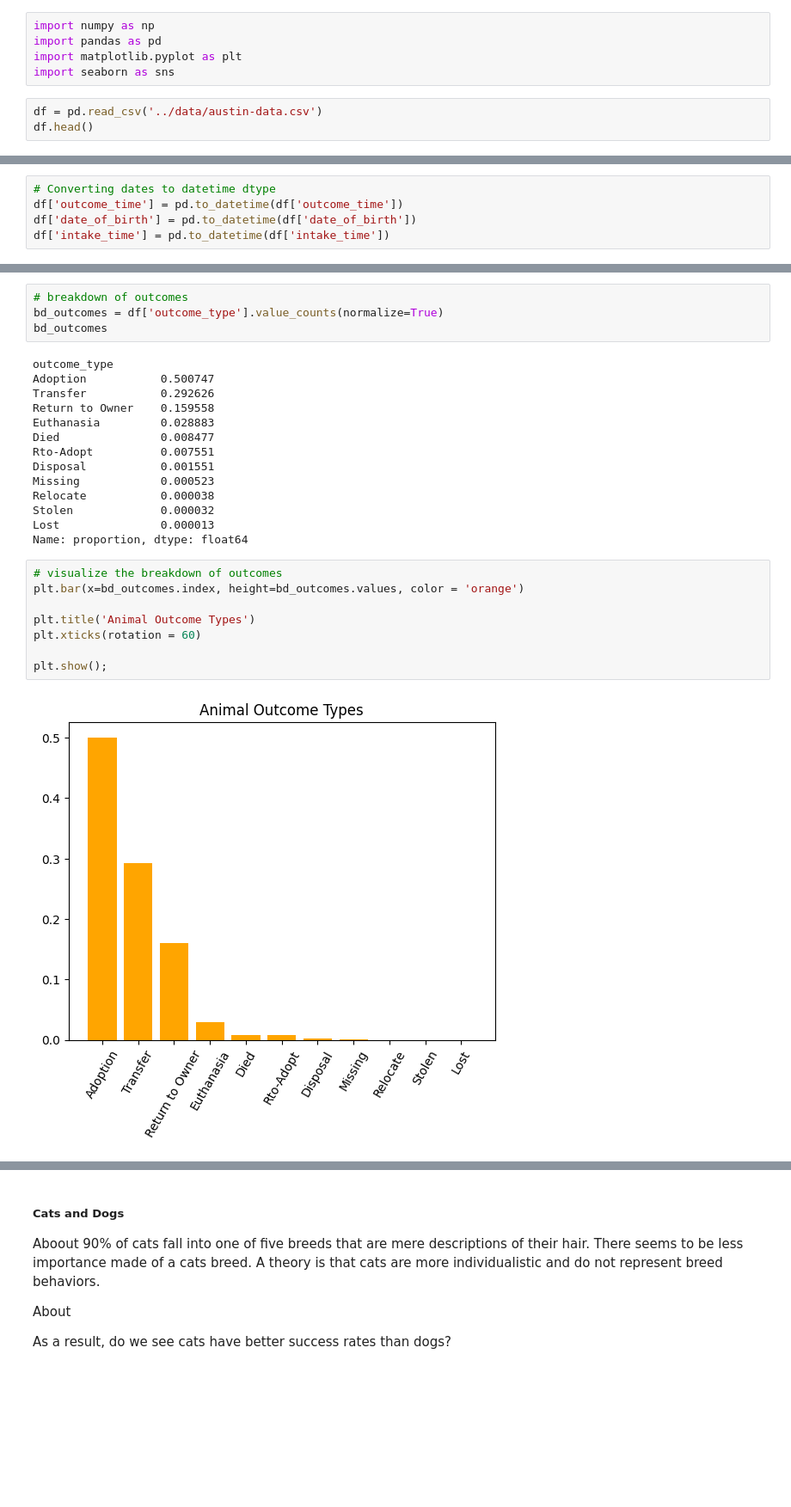
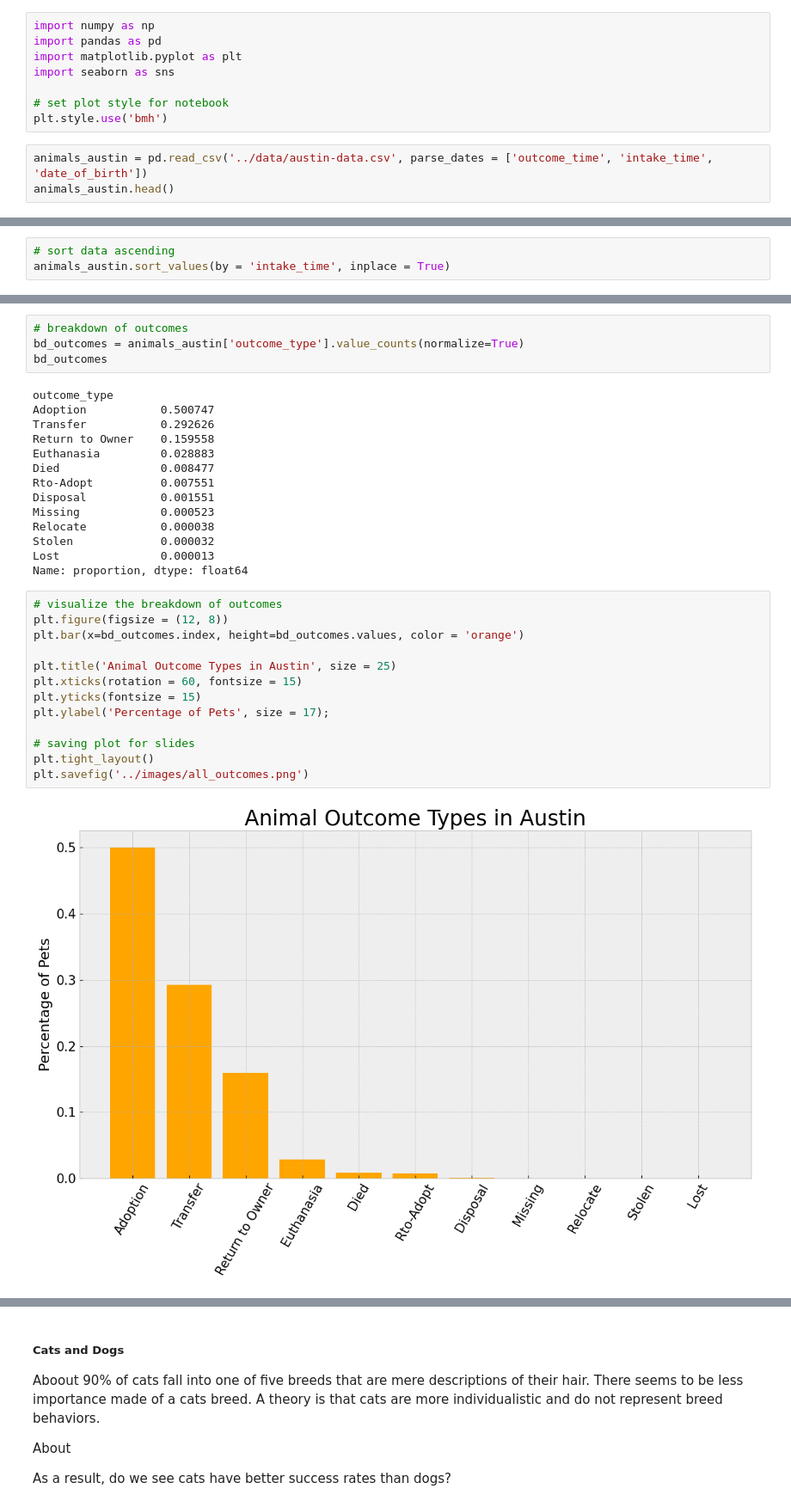
Before and after one commit to kncramer/animal-shelter-outcomes, a Jupyter notebook: code/02-EDA.ipynb, the cells around one changed output, grey strips where cells are left out. Shown at 86% size. Cells and saved outputs as stored; diff of their text form; blank space fills up the shorter version.

```diff
--- a/code/02-EDA.ipynb
+++ b/code/02-EDA.ipynb
@@ -14,9 +14,12 @@ import numpy as np
 import pandas as pd
 import matplotlib.pyplot as plt
 import seaborn as sns
+
+# set plot style for notebook
+plt.style.use('bmh')
 # %%
-df = pd.read_csv('../data/austin-data.csv')
-df.head()
+animals_austin = pd.read_csv('../data/austin-data.csv', parse_dates = ['outcome_time', 'intake_time', 'date_of_birth'])
+animals_austin.head()
 # %% [output]
 |  | animal_id | outcome_time | date_of_birth | outcome_type | outcome_gender | outcome_age | intake_time | ... |
 | 0 | A912799 | 2024-10-17 13:07:00 | 2024-07-21 | Adoption | Spayed Female | 2.0 | 2024-09-05 14:57:00 | ... |
@@ -25,8 +28,6 @@ df.head()
 | 3 | A912548 | 2024-10-17 11:45:00 | 2021-09-02 | Adoption | Neutered Male | 36.0 | 2024-09-02 22:31:00 | ... |
 | 4 | A915279 | 2024-10-17 00:00:00 | 2022-10-14 | Transfer | Intact Female | 24.0 | 2024-10-14 11:47:00 | ... |
 # %%
-# Converting dates to datetime dtype
-df['outcome_time'] = pd.to_datetime(df['outcome_time'])
-df['date_of_birth'] = pd.to_datetime(df['date_of_birth'])
-df['intake_time'] = pd.to_datetime(df['intake_time'])
+# sort data ascending
+animals_austin.sort_values(by = 'intake_time', inplace = True)
 # %%
@@ -142,6 +152,6 @@ plt.show();
 # %%
 # breakdown of outcomes
-bd_outcomes = df['outcome_type'].value_counts(normalize=True)
+bd_outcomes = animals_austin['outcome_type'].value_counts(normalize=True)
 bd_outcomes
 # %% [output]
 outcome_type
@@ -159,11 +169,16 @@ Lost               0.000013
 Name: proportion, dtype: float64
 # %%
 # visualize the breakdown of outcomes
+plt.figure(figsize = (12, 8))
 plt.bar(x=bd_outcomes.index, height=bd_outcomes.values, color = 'orange')
 
-plt.title('Animal Outcome Types')
-plt.xticks(rotation = 60)
+plt.title('Animal Outcome Types in Austin', size = 25)
+plt.xticks(rotation = 60, fontsize = 15)
+plt.yticks(fontsize = 15)
+plt.ylabel('Percentage of Pets', size = 17);
 
-plt.show();
+# saving plot for slides
+plt.tight_layout()
+plt.savefig('../images/all_outcomes.png')
 # %% [output]
-[figure, old version]
+[figure, new version]
```
Also changed, not shown: parts of 59 cells of this notebook.
